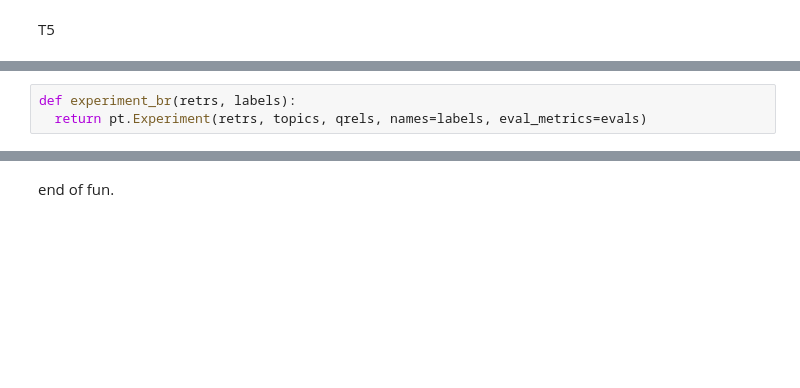
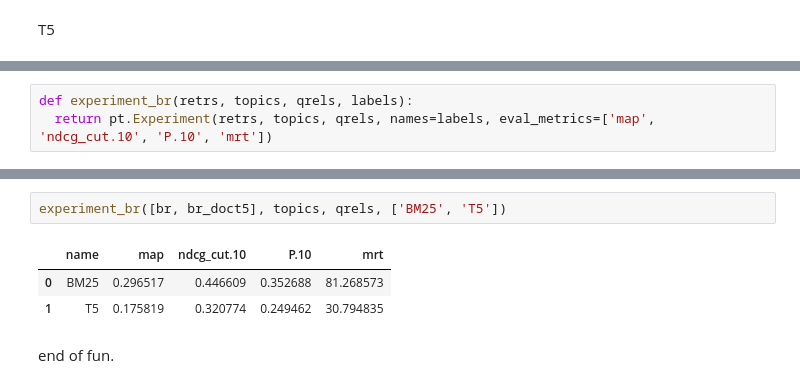
Before and after one commit to alpers/ir, a Jupyter notebook: experiments/terrier_t5.ipynb, the cells around one changed output, grey strips where cells are left out. Drawn from its saved outputs; the diff is of its cells as text; blank space fills up the shorter version.

```diff
--- a/experiments/terrier_t5.ipynb
+++ b/experiments/terrier_t5.ipynb
@@ -36,6 +36,9 @@ Done
 terrier-python-helper 0.0.6  jar not found, downloading to /root/.pyterrier...
 Done
 PyTerrier 0.7.0 has loaded Terrier 5.6 (built by craigmacdonald on 2021-09-17 13:27)
+# %%
+def experiment_br(retrs, topics, qrels, labels):
+  return pt.Experiment(retrs, topics, qrels, names=labels, eval_metrics=['map', 'ndcg_cut.10', 'P.10', 'mrt'])
 # %%
 dataset_name = 'irds:vaswani'
 path_index_vaswani = '/content/index_vaswani'
@@ -62,6 +64,3 @@ br = pt.BatchRetrieve(index, wmodel='BM25')
-# %%
-def experiment_br(retrs, labels):
-  return pt.Experiment(retrs, topics, qrels, names=labels, eval_metrics=evals)
 # %%
 if not os.path.exists('t5-base.zip'):
   !wget https://git.uwaterloo.ca/jimmylin/doc2query-data/raw/master/T5-passage/t5-base.zip
@@ -84,2 +98,8 @@ Doc2query using cpu
+# %%
+experiment_br([br, br_doct5], topics, qrels, ['BM25', 'T5'])
+# %% [output]
+|  | name | map | ndcg_cut.10 | P.10 | mrt |
+| 0 | BM25 | 0.296517 | 0.446609 | 0.352688 | 81.268573 |
+| 1 | T5 | 0.175819 | 0.320774 | 0.249462 | 30.794835 |
 # %% [markdown]
 end of fun.
```
Also changed, not shown: parts of 4 cells of this notebook, 2 other files.
